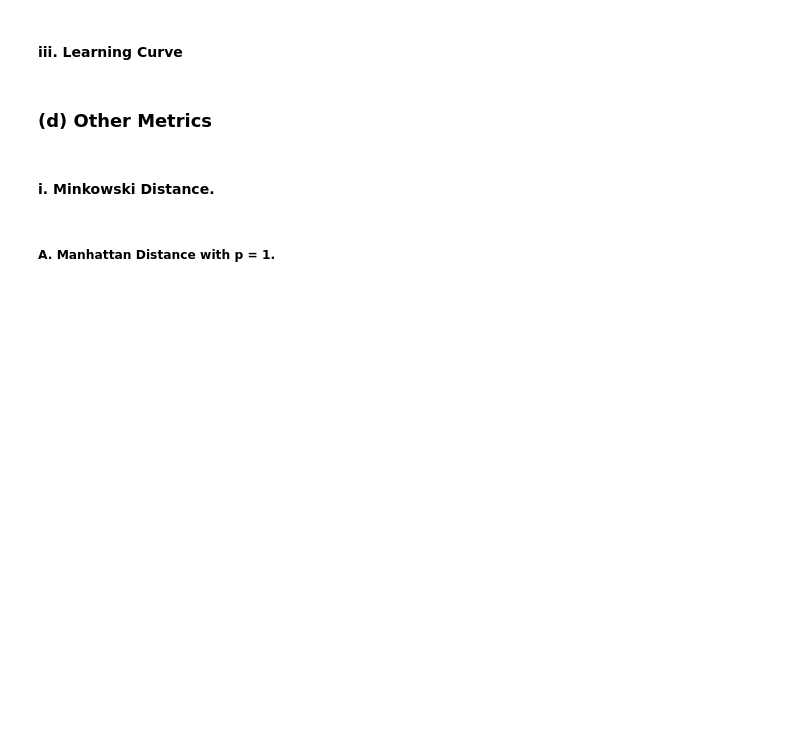
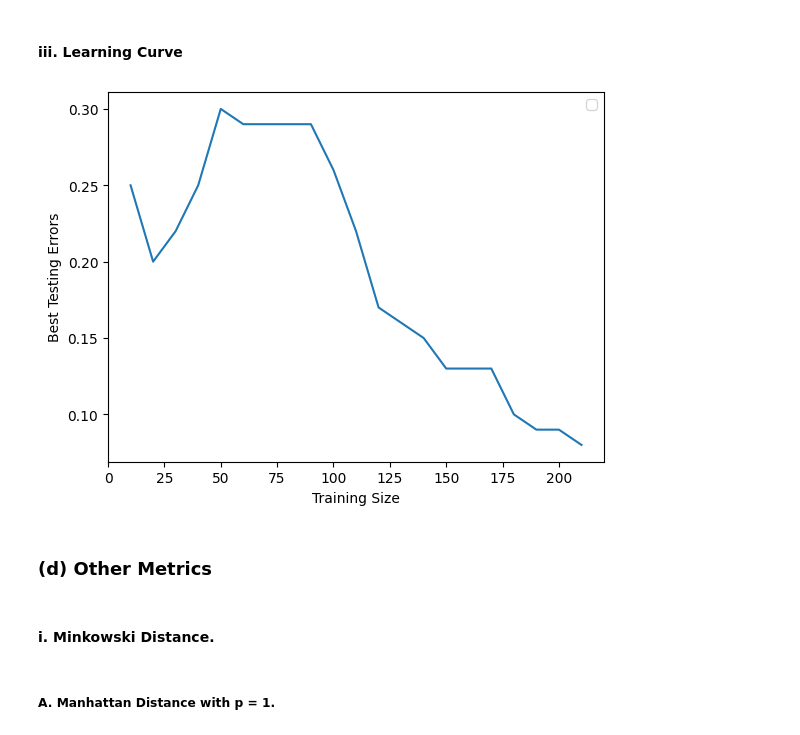
Before and after one commit to Brice12347/DSCI552HW1, a Jupyter notebook: Patchou_Brice_HW1.ipynb, the cells around one changed output. Drawn from its saved outputs; the diff is of its cells as text; code cells hidden in the pictures; blank space fills up the shorter version.

```diff
--- a/Patchou_Brice_HW1.ipynb
+++ b/Patchou_Brice_HW1.ipynb
@@ -75,3 +145,7 @@ ValueError: x and y must be the same size
 ### (c) Classification
 # %% [markdown]
 #### i. Euclidean Metric
+# %%
+knn = KNeighborsClassifier(n_neighbors=1, metric='euclidean')
+knn_pred = knn.fit(X_train, y_train).predict(X_test)
+np.mean(y_test != knn_pred)
@@ -80,5 +231,43 @@ ValueError: x and y must be the same size
 # %% [markdown]
 #### iii. Learning Curve
+# %%
+smallest_testing_errors = []
+
+sizes = []
+for N in range(10,211,10):
+    Ks = []
+    test_errors = []
+    sizes.append(N)
+
+    class_0_size = N//3
+    class_1_size = N - (N//3)
+    subset_train = pd.concat([training_data_0[:class_0_size], training_data_1[:class_1_size]])
+    subset_X = subset_train.loc[:, ["pelvic_incidence", "pelvic_tilt", "lumbar_lordosis_angle", "sacral_slope", "pelvic_radius", "degree_spondylolisthesis"]]
+    subtset_y = subset_train["class"]
+
+    for K in range(1,N,5):
+
+        knn = KNeighborsClassifier(n_neighbors=K)
+        test_pred = knn.fit(subset_X, subtset_y).predict(X_test)
+
+        testing_error = np.mean(test_pred != y_test)
+
+        Ks.append(K)
+        test_errors.append(testing_error)
+
+
+
+    smallest_testing_errors.append(min(test_errors))
+
+plt.xlabel("Training Size")
+plt.ylabel("Best Testing Errors")
+plt.legend(["Testing Error"])
+
+plt.plot(sizes,smallest_testing_errors)
+
+plt.show()
+# %% [output]
+[figure, added]
 # %% [markdown]
 ### (d) Other Metrics
 # %% [markdown]
```
Also changed, not shown: parts of 11 cells of this notebook.
